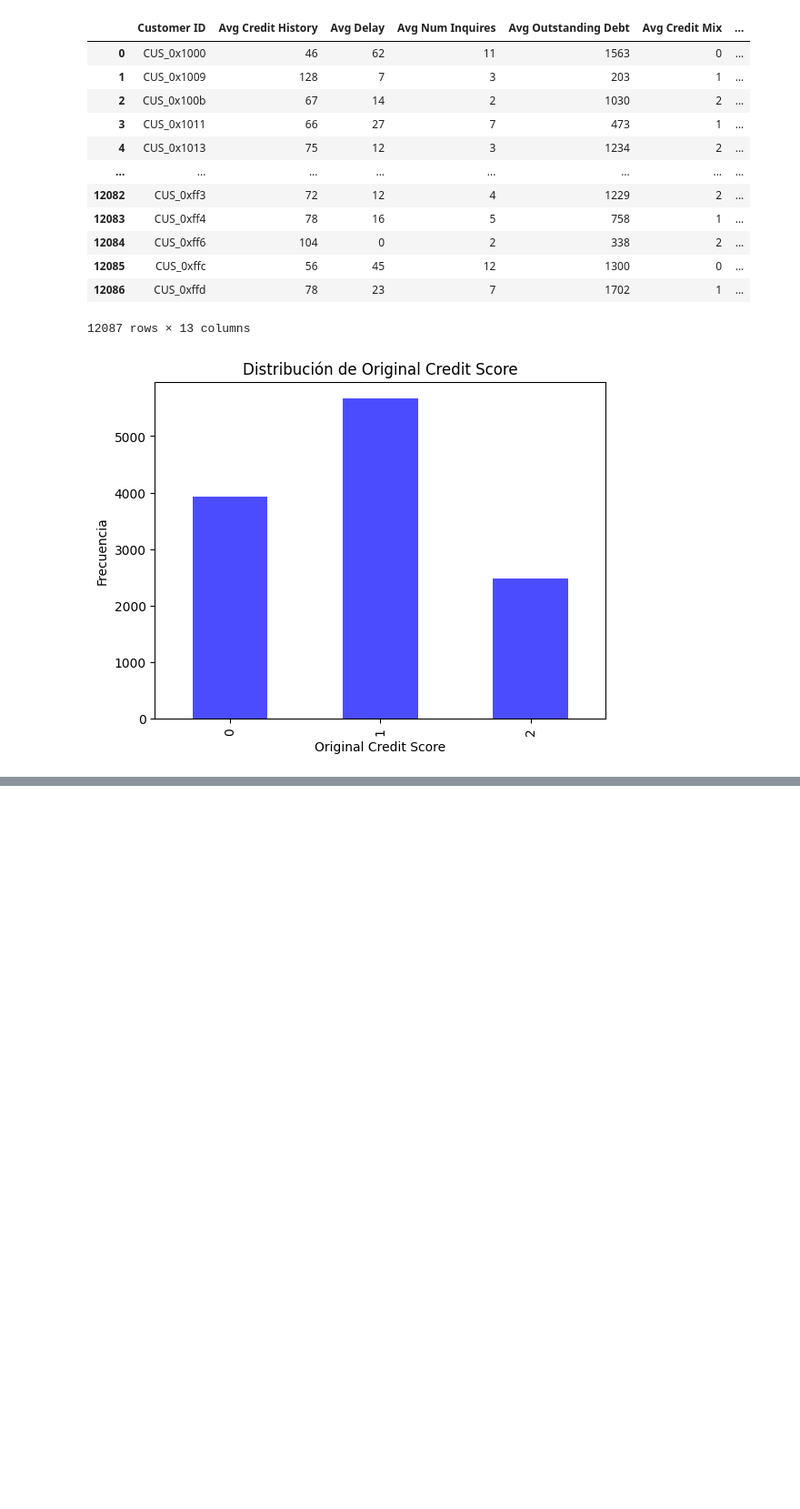
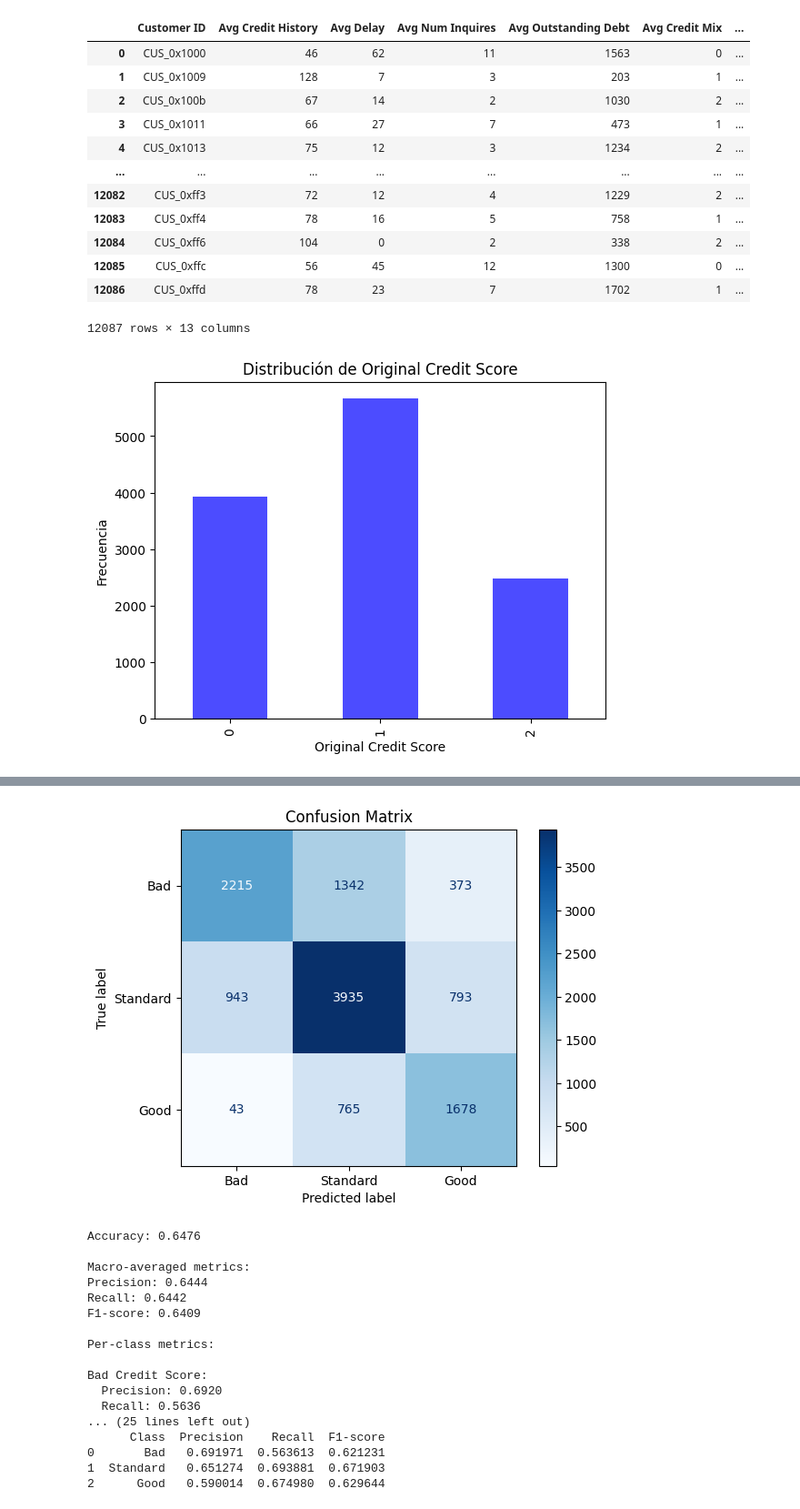
Before and after one commit to RenatoMendoza/CreditModel, a Jupyter notebook: Tests.ipynb, the cells around one changed output, grey strips where cells are left out. Shown: that part at 91% size. Drawn from its saved outputs; the diff is of its cells as text; code cells hidden in the pictures; blank space fills up the shorter version.

```diff
--- a/Tests.ipynb
+++ b/Tests.ipynb
@@ -63,0 +93,74 @@ df_results['Calculated FICO Score'].hist(bins=50, color='blue', alpha=0.7)
+# %%
+from sklearn.metrics import confusion_matrix, classification_report, accuracy_score, precision_score, recall_score, f1_score, ConfusionMatrixDisplay
+
+df_results['Predicted Credit Score'] = df_results['Calculated FICO Score'].apply(aid.classify_fico)
+
+y_true = df_results['Original Credit Score']
+y_pred = df_results['Predicted Credit Score']
+
+cm = confusion_matrix(y_true, y_pred, labels=[0, 1, 2])
+disp = ConfusionMatrixDisplay(confusion_matrix=cm, display_labels=['Bad', 'Standard', 'Good'])
+disp.plot(cmap='Blues')
+plt.title('Confusion Matrix')
+plt.show()
+
+# Calculate basic metrics
+accuracy = accuracy_score(y_true, y_pred)
+precision_macro = precision_score(y_true, y_pred, average='macro')
+recall_macro = recall_score(y_true, y_pred, average='macro')
+f1_macro = f1_score(y_true, y_pred, average='macro')
+
+# Calculate metrics for each class
+precision_per_class = precision_score(y_true, y_pred, average=None, labels=[0, 1, 2])
+recall_per_class = recall_score(y_true, y_pred, average=None, labels=[0, 1, 2])
+f1_per_class = f1_score(y_true, y_pred, average=None, labels=[0, 1, 2])
+
+# Print results
+print(f"Accuracy: {accuracy:.4f}")
+print("\nMacro-averaged metrics:")
+print(f"Precision: {precision_macro:.4f}")
+print(f"Recall: {recall_macro:.4f}")
+print(f"F1-score: {f1_macro:.4f}")
+
+print("\nPer-class metrics:")
+class_names = ['Bad', 'Standard', 'Good']
+for i, class_name in enumerate(class_names):
+    print(f"\n{class_name} Credit Score:")
+    print(f"  Precision: {precision_per_class[i]:.4f}")
+    print(f"  Recall: {recall_per_class[i]:.4f}")
+    print(f"  F1-score: {f1_per_class[i]:.4f}")
+
+# Detailed classification report
+print("\nDetailed Classification Report:")
+print(classification_report(y_true, y_pred, target_names=class_names))
+
+# Create a DataFrame to store metrics
+metrics_df = pd.DataFrame({
+    'Class': class_names,
+    'Precision': precision_per_class,
+    'Recall': recall_per_class,
+    'F1-score': f1_per_class
+})
+
+# Display metrics as a table
+print("\nMetrics Table:")
+print(metrics_df)
+# %% [output]
+[figure, added]
+Accuracy: 0.6476
+
+Macro-averaged metrics:
+Precision: 0.6444
+Recall: 0.6442
+F1-score: 0.6409
+
+Per-class metrics:
+
+Bad Credit Score:
+  Precision: 0.6920
+  Recall: 0.5636
+... (25 lines left out)
+      Class  Precision    Recall  F1-score
+0       Bad   0.691971  0.563613  0.621231
+1  Standard   0.651274  0.693881  0.671903
+2      Good   0.590014  0.674980  0.629644
```
Also changed, not shown: parts of 8 cells of this notebook, 3 other files.
